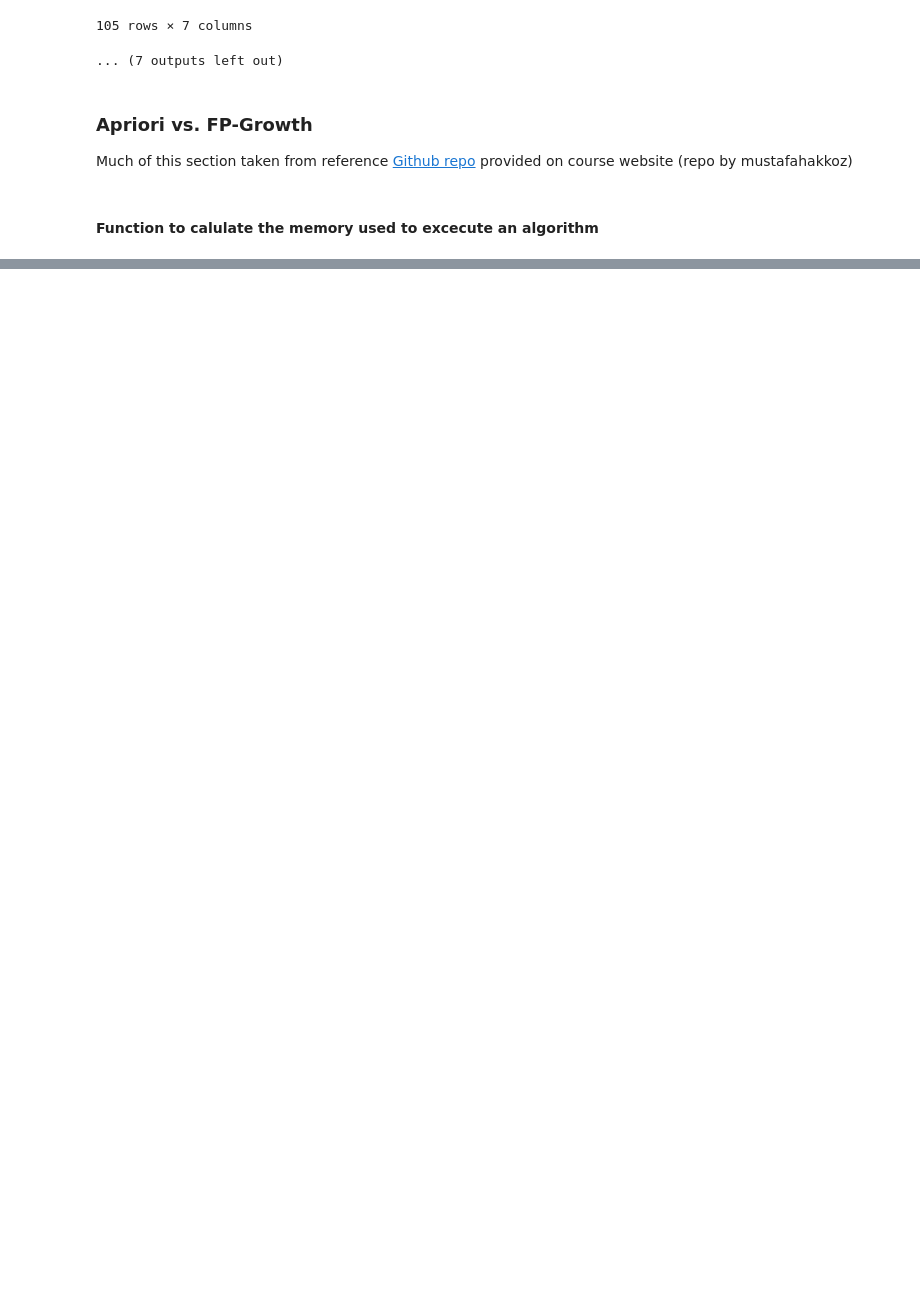
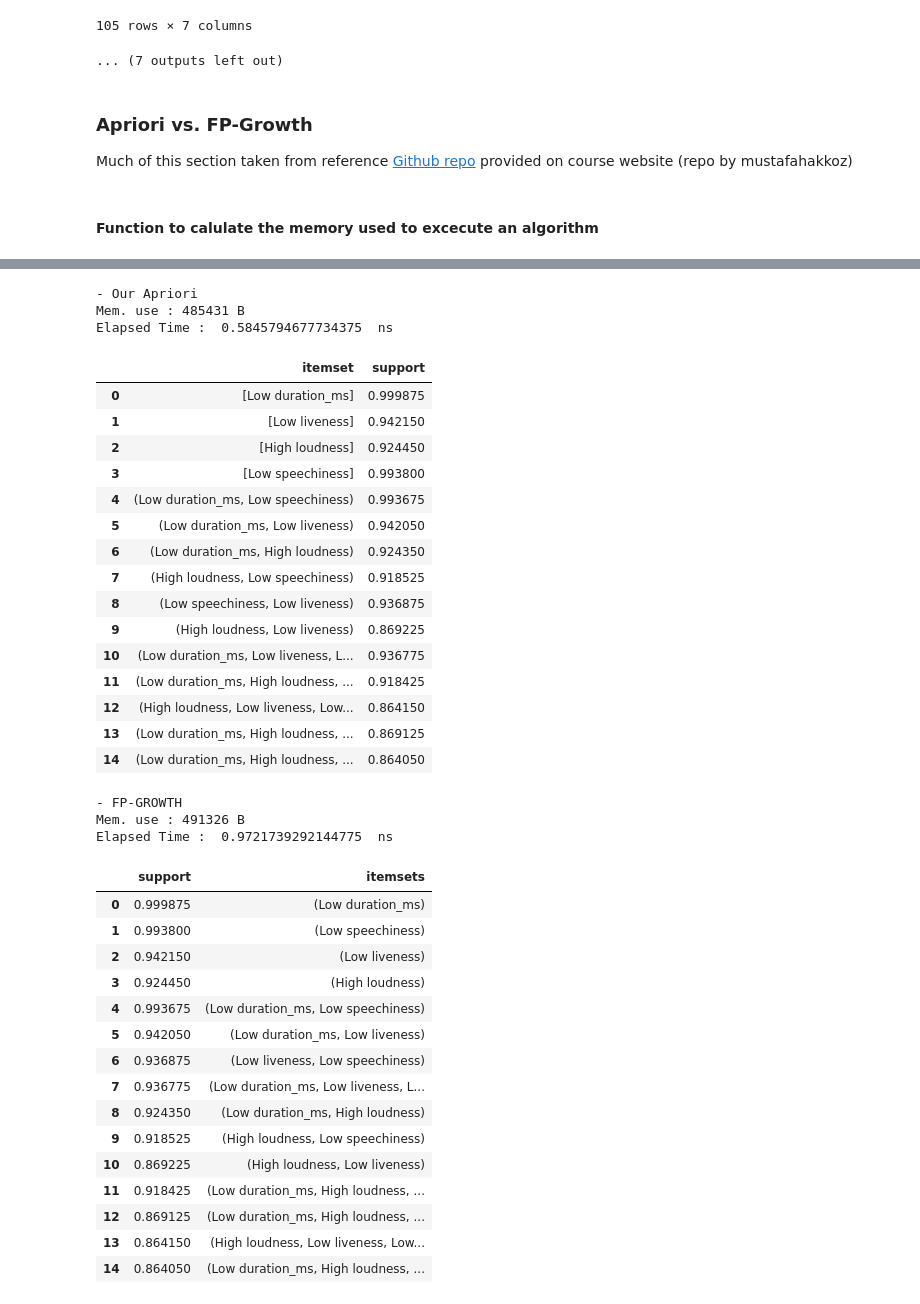
Before and after one commit to alyonatet/DBM2-Project, a Jupyter notebook: PatternMining.ipynb, the cells around one changed output, grey strips where cells are left out. Cells and saved outputs as stored; diff of their text form; code cells hidden in the pictures; blank space fills up the shorter version.

```diff
--- a/PatternMining.ipynb
+++ b/PatternMining.ipynb
@@ -440,0 +590,69 @@ Elapsed Time :  1.2142901420593262  ns
+# %%
+# normalise & discretise the data
+ndf = dfNorm(pm_all_data.copy(), 'm')
+ndf = stratifyData(ndf)
+
+# Our Apriori
+start = time.time()
+tracemalloc.start()
+oap = ourApriori(ndf, 0.8)
+snapshot = tracemalloc.take_snapshot()
+done = time.time()
+elapsed = done - start
+mem_use = calculate_mem_use(snapshot, func="ourApriori")
+print("- Our Apriori")
+print("Mem. use : %1.f B" %(mem_use))
+print("Elapsed Time : ",elapsed," ns")
+display(oap)
+
+# FP-Growth
+start = time.time()
+tracemalloc.start()
+fp = fpgrowth(ndf, use_colnames=True, min_support=0.8)
+snapshot = tracemalloc.take_snapshot()
+done = time.time()
+elapsed = done - start
+mem_use = calculate_mem_use(snapshot, func="fpgrowth")
+print("- FP-GROWTH")
+print("Mem. use : %1.f B" %(mem_use))
+print("Elapsed Time : ",elapsed," ns")
+display(fp)
+# %% [output]
+- Our Apriori
+Mem. use : 485431 B
+Elapsed Time :  0.5845794677734375  ns
+|  | itemset | support |
+| 0 | [Low duration_ms] | 0.999875 |
+| 1 | [Low liveness] | 0.942150 |
+| 2 | [High loudness] | 0.924450 |
+| 3 | [Low speechiness] | 0.993800 |
+| 4 | (Low duration_ms, Low speechiness) | 0.993675 |
+| 5 | (Low duration_ms, Low liveness) | 0.942050 |
+| 6 | (Low duration_ms, High loudness) | 0.924350 |
+| 7 | (High loudness, Low speechiness) | 0.918525 |
+| 8 | (Low speechiness, Low liveness) | 0.936875 |
+| 9 | (High loudness, Low liveness) | 0.869225 |
+| 10 | (Low duration_ms, Low liveness, L... | 0.936775 |
+| 11 | (Low duration_ms, High loudness, ... | 0.918425 |
+| 12 | (High loudness, Low liveness, Low... | 0.864150 |
+| 13 | (Low duration_ms, High loudness, ... | 0.869125 |
+| 14 | (Low duration_ms, High loudness, ... | 0.864050 |
+- FP-GROWTH
+Mem. use : 491326 B
+Elapsed Time :  0.9721739292144775  ns
+|  | support | itemsets |
+| 0 | 0.999875 | (Low duration_ms) |
+| 1 | 0.993800 | (Low speechiness) |
+| 2 | 0.942150 | (Low liveness) |
+| 3 | 0.924450 | (High loudness) |
+| 4 | 0.993675 | (Low duration_ms, Low speechiness) |
+| 5 | 0.942050 | (Low duration_ms, Low liveness) |
+| 6 | 0.936875 | (Low liveness, Low speechiness) |
+| 7 | 0.936775 | (Low duration_ms, Low liveness, L... |
+| 8 | 0.924350 | (Low duration_ms, High loudness) |
+| 9 | 0.918525 | (High loudness, Low speechiness) |
+| 10 | 0.869225 | (High loudness, Low liveness) |
+| 11 | 0.918425 | (Low duration_ms, High loudness, ... |
+| 12 | 0.869125 | (Low duration_ms, High loudness, ... |
+| 13 | 0.864150 | (High loudness, Low liveness, Low... |
+| 14 | 0.864050 | (Low duration_ms, High loudness, ... |
```
Also changed, not shown: parts of 11 cells of this notebook.
